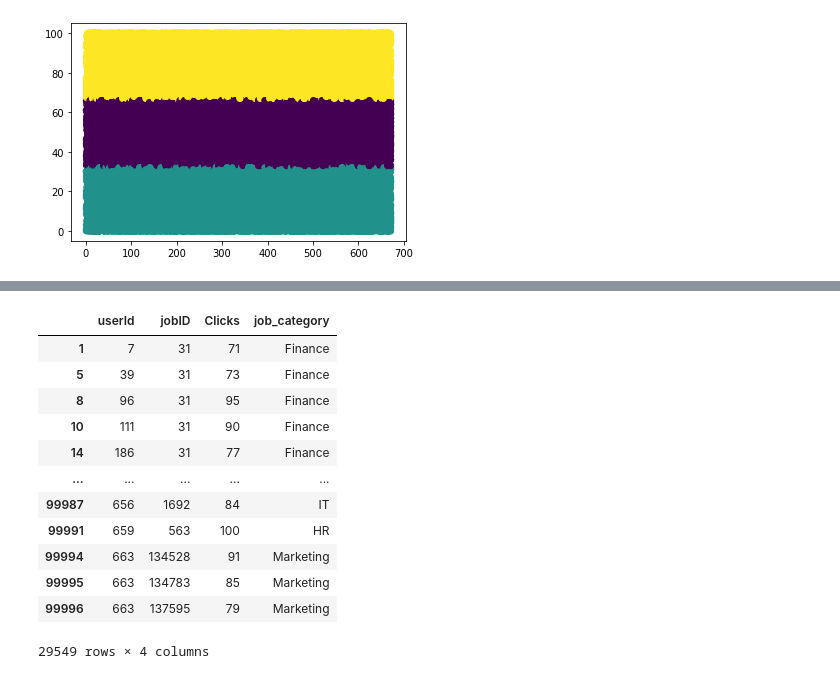
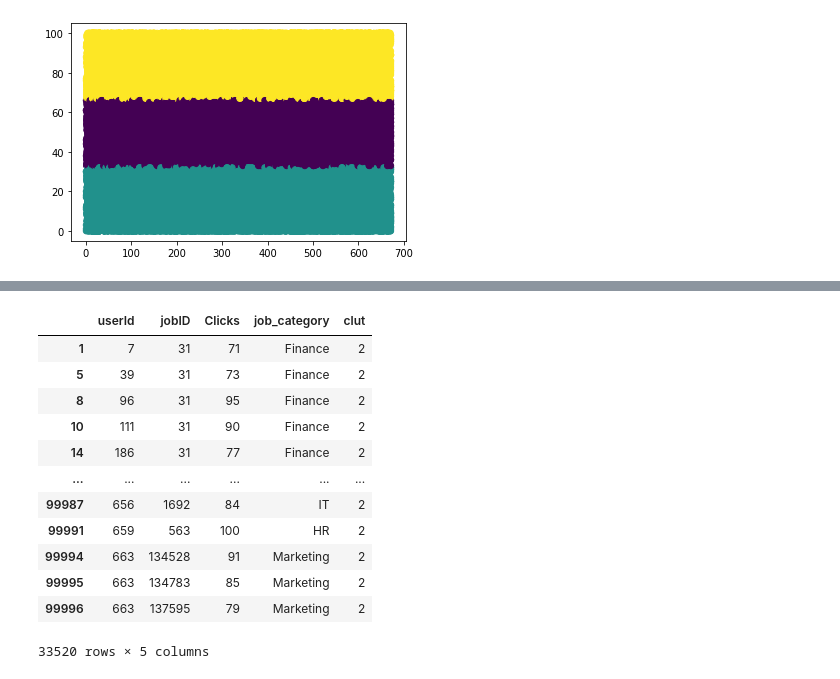
Before and after one commit to Chanita-Su/KKU_Data_Mining, a Jupyter notebook: JOB.ipynb, the cells around one changed output, grey strips where cells are left out. Drawn from its saved outputs; the diff is of its cells as text; code cells hidden in the pictures.

```diff
--- a/JOB.ipynb
+++ b/JOB.ipynb
@@ -137,3 +137,6 @@ plt.scatter(X,y,c=label)
 # %% [output]
 <matplotlib.collections.PathCollection at 0x...>
 [figure]
+# %%
+jj['clut'] = label
+jj
@@ -140,17 +157,17 @@ plt.scatter(X,y,c=label)
 # %%
-clicks = jj[jj['Clicks']>70]
+clicks = jj[jj['clut']==2]
 clicks
 # %% [output]
-|  | userId | jobID | Clicks | job_category |
-| 1 | 7 | 31 | 71 | Finance |
-| 5 | 39 | 31 | 73 | Finance |
-| 8 | 96 | 31 | 95 | Finance |
-| 10 | 111 | 31 | 90 | Finance |
-| 14 | 186 | 31 | 77 | Finance |
-| ... | ... | ... | ... | ... |
-| 99987 | 656 | 1692 | 84 | IT |
-| 99991 | 659 | 563 | 100 | HR |
-| 99994 | 663 | 134528 | 91 | Marketing |
-| 99995 | 663 | 134783 | 85 | Marketing |
-| 99996 | 663 | 137595 | 79 | Marketing |
+|  | userId | jobID | Clicks | job_category | clut |
+| 1 | 7 | 31 | 71 | Finance | 2 |
+| 5 | 39 | 31 | 73 | Finance | 2 |
+| 8 | 96 | 31 | 95 | Finance | 2 |
+| 10 | 111 | 31 | 90 | Finance | 2 |
+| 14 | 186 | 31 | 77 | Finance | 2 |
+| ... | ... | ... | ... | ... | ... |
+| 99987 | 656 | 1692 | 84 | IT | 2 |
+| 99991 | 659 | 563 | 100 | HR | 2 |
+| 99994 | 663 | 134528 | 91 | Marketing | 2 |
+| 99995 | 663 | 134783 | 85 | Marketing | 2 |
+| 99996 | 663 | 137595 | 79 | Marketing | 2 |
-29549 rows × 4 columns
+33520 rows × 5 columns
```
Also changed, not shown: parts of 2 cells of this notebook.
